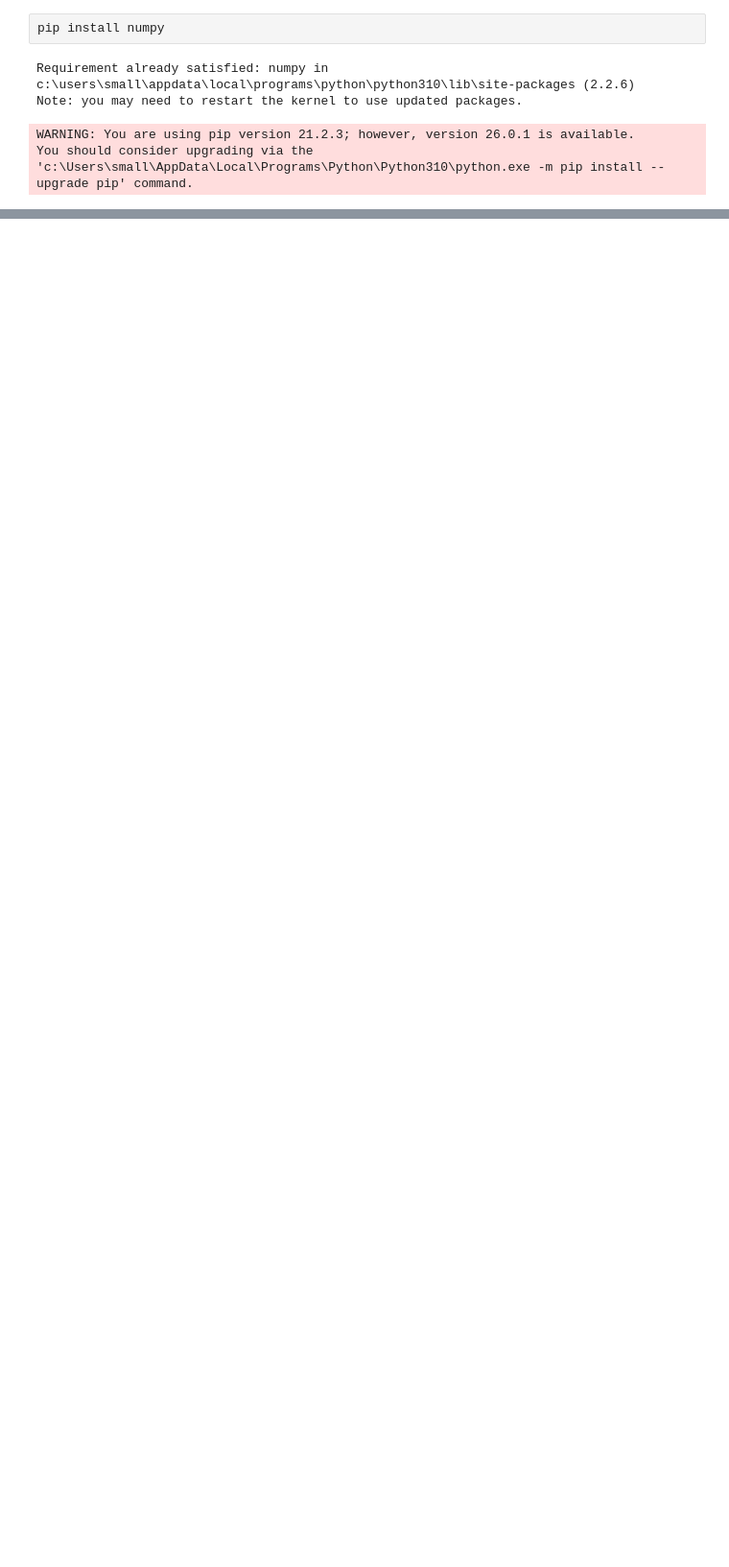
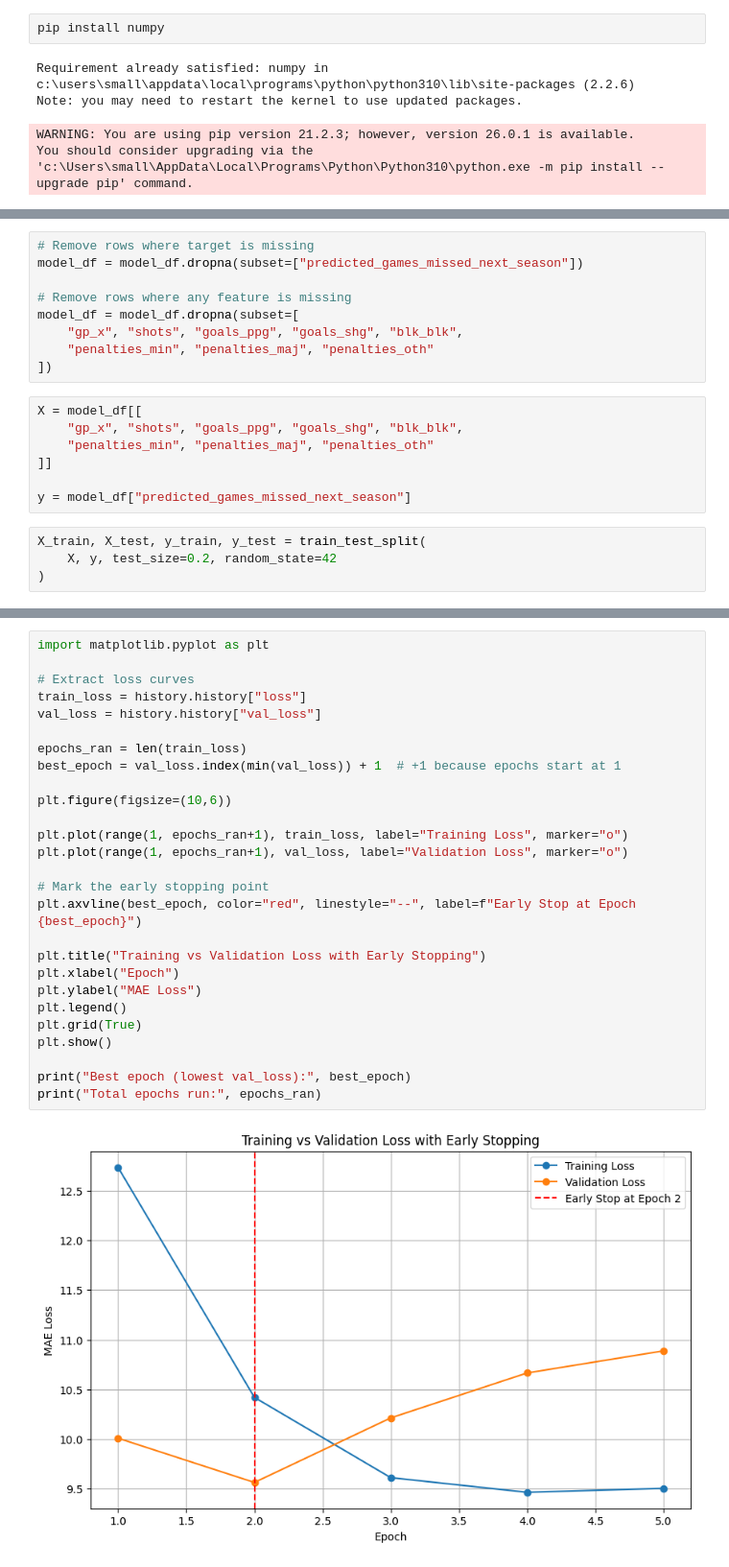
Before and after one commit to Clarkson-Applied-Data-Science/2026_01_ia690_jimu_capstone, a Jupyter notebook: new data.ipynb, the cells around one changed output, grey strips where cells are left out. Shown at 96% size. Cells and saved outputs as stored; diff of their text form; blank space fills up the shorter version.

```diff
--- a/new data.ipynb
+++ b/new data.ipynb
@@ -24,0 +177,20 @@ You should consider upgrading via the 'c:\Users\small\AppData\Local\Programs\Pyt
+# %%
+# Remove rows where target is missing
+model_df = model_df.dropna(subset=["predicted_games_missed_next_season"])
+
+# Remove rows where any feature is missing
+model_df = model_df.dropna(subset=[
+    "gp_x", "shots", "goals_ppg", "goals_shg", "blk_blk",
+    "penalties_min", "penalties_maj", "penalties_oth"
+])
+# %%
+X = model_df[[
+    "gp_x", "shots", "goals_ppg", "goals_shg", "blk_blk",
+    "penalties_min", "penalties_maj", "penalties_oth"
+]]
+
+y = model_df["predicted_games_missed_next_season"]
+# %%
+X_train, X_test, y_train, y_test = train_test_split(
+    X, y, test_size=0.2, random_state=42
+)
@@ -24,0 +314,29 @@ You should consider upgrading via the 'c:\Users\small\AppData\Local\Programs\Pyt
+# %%
+import matplotlib.pyplot as plt
+
+# Extract loss curves
+train_loss = history.history["loss"]
+val_loss = history.history["val_loss"]
+
+epochs_ran = len(train_loss)
+best_epoch = val_loss.index(min(val_loss)) + 1  # +1 because epochs start at 1
+
+plt.figure(figsize=(10,6))
+
+plt.plot(range(1, epochs_ran+1), train_loss, label="Training Loss", marker="o")
+plt.plot(range(1, epochs_ran+1), val_loss, label="Validation Loss", marker="o")
+
+# Mark the early stopping point
+plt.axvline(best_epoch, color="red", linestyle="--", label=f"Early Stop at Epoch {best_epoch}")
+
+plt.title("Training vs Validation Loss with Early Stopping")
+plt.xlabel("Epoch")
+plt.ylabel("MAE Loss")
+plt.legend()
+plt.grid(True)
+plt.show()
+
+print("Best epoch (lowest val_loss):", best_epoch)
+print("Total epochs run:", epochs_ran)
+# %% [output]
+[figure, added]
```
Also changed, not shown: parts of 19 cells of this notebook, 7 other files.
